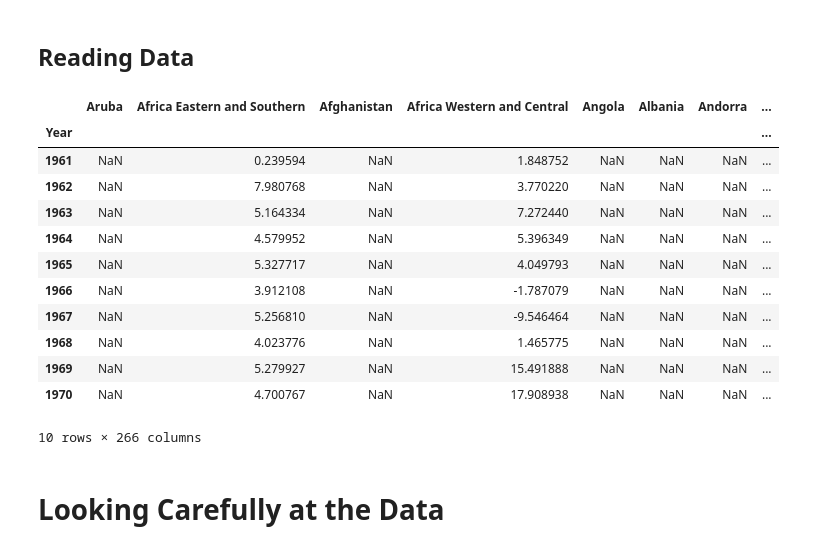
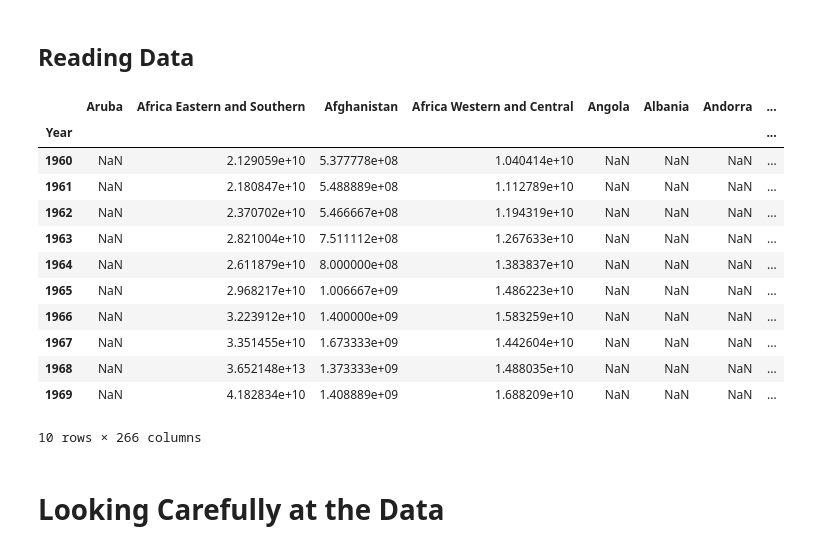
Before and after one commit to leonardoSaaads/Economy, a Jupyter notebook: DataProcessing/ARGDPG.ipynb, the cells around one changed output. Drawn from its saved outputs; the diff is of its cells as text; code cells hidden in the pictures.

```diff
--- a/DataProcessing/ARGDPG.ipynb
+++ b/DataProcessing/ARGDPG.ipynb
@@ -9,21 +9,21 @@ import matplotlib.pyplot as plt
 ## **Reading Data**
 # %%
 # The data is available on the website: https://data.worldbank.org/indicator/NY.GDP.MKTP.KD.ZG
-GDP_data = pd.read_csv('../Dados/GDP/GDP_porcent_1961_2021.csv', index_col=0)
+GDP_data = pd.read_csv('../Dados/GDP/GDP(currentUS)_1960_2021.csv', index_col=0, decimal='.')
 GDP_data.head(10)
 # %% [output]
 |  | Aruba | Africa Eastern and Southern | Afghanistan | Africa Western and Central | Angola | Albania | Andorra | ... |
 | Year |  |  |  |  |  |  |  | ... |
-| 1961 | NaN | 0.239594 | NaN | 1.848752 | NaN | NaN | NaN | ... |
-| 1962 | NaN | 7.980768 | NaN | 3.770220 | NaN | NaN | NaN | ... |
-| 1963 | NaN | 5.164334 | NaN | 7.272440 | NaN | NaN | NaN | ... |
-| 1964 | NaN | 4.579952 | NaN | 5.396349 | NaN | NaN | NaN | ... |
-| 1965 | NaN | 5.327717 | NaN | 4.049793 | NaN | NaN | NaN | ... |
-| 1966 | NaN | 3.912108 | NaN | -1.787079 | NaN | NaN | NaN | ... |
-| 1967 | NaN | 5.256810 | NaN | -9.546464 | NaN | NaN | NaN | ... |
-| 1968 | NaN | 4.023776 | NaN | 1.465775 | NaN | NaN | NaN | ... |
-| 1969 | NaN | 5.279927 | NaN | 15.491888 | NaN | NaN | NaN | ... |
-| 1970 | NaN | 4.700767 | NaN | 17.908938 | NaN | NaN | NaN | ... |
+| 1960 | NaN | 2.129059e+10 | 5.377778e+08 | 1.040414e+10 | NaN | NaN | NaN | ... |
+| 1961 | NaN | 2.180847e+10 | 5.488889e+08 | 1.112789e+10 | NaN | NaN | NaN | ... |
+| 1962 | NaN | 2.370702e+10 | 5.466667e+08 | 1.194319e+10 | NaN | NaN | NaN | ... |
+| 1963 | NaN | 2.821004e+10 | 7.511112e+08 | 1.267633e+10 | NaN | NaN | NaN | ... |
+| 1964 | NaN | 2.611879e+10 | 8.000000e+08 | 1.383837e+10 | NaN | NaN | NaN | ... |
+| 1965 | NaN | 2.968217e+10 | 1.006667e+09 | 1.486223e+10 | NaN | NaN | NaN | ... |
+| 1966 | NaN | 3.223912e+10 | 1.400000e+09 | 1.583259e+10 | NaN | NaN | NaN | ... |
+| 1967 | NaN | 3.351455e+10 | 1.673333e+09 | 1.442604e+10 | NaN | NaN | NaN | ... |
+| 1968 | NaN | 3.652148e+13 | 1.373333e+09 | 1.488035e+10 | NaN | NaN | NaN | ... |
+| 1969 | NaN | 4.182834e+10 | 1.408889e+09 | 1.688209e+10 | NaN | NaN | NaN | ... |
 10 rows × 266 columns
 # %% [markdown]
 # Looking Carefully at the Data
```
Also changed, not shown: parts of 4 cells of this notebook, 1 other file.
